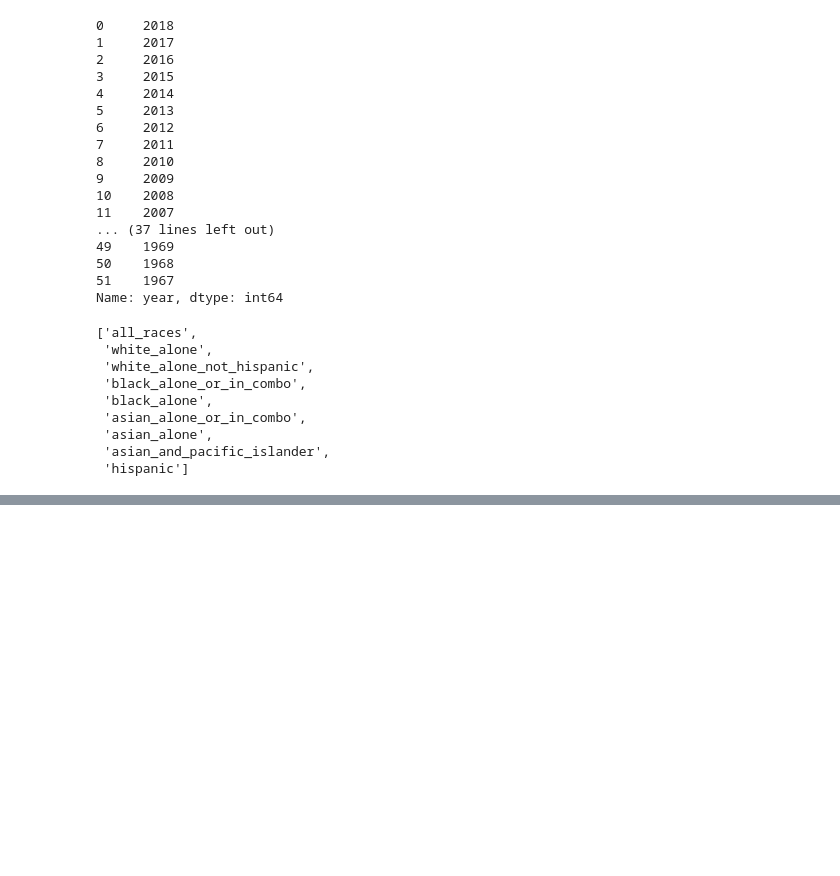
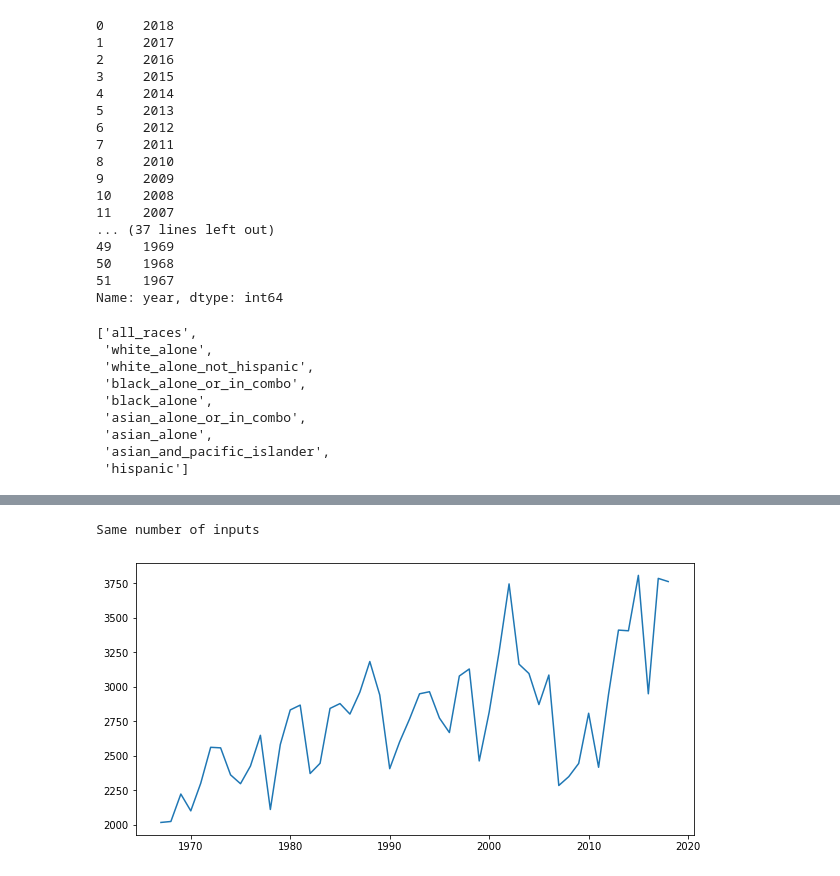
Before and after one commit to SpecCRA/futurist_black_agenda, a Jupyter notebook: eda.ipynb, the cells around one changed output, grey strips where cells are left out. Saved outputs shown, nothing was run; the diff lists cells and outputs as text; code cells hidden in the pictures; blank space fills up the shorter version.

```diff
--- a/eda.ipynb
+++ b/eda.ipynb
@@ -161,0 +224,26 @@ plt.show()
+# %%
+# diff of whites vs all races
+white_income_diffs = list()
+
+white_income_df = income_df[income_df.race == 'white_alone']
+try:
+    len(all_income_df) == len(white_income_df)
+    print("Same number of inputs")
+    for i in range(len(all_income_df)):
+        diff = white_income_df.median_income.iloc[i] - all_income_df.median_income.iloc[i]
+        white_income_diffs.append(diff)
+except:
+    print("Check dataframe sizes")
+# %% [output]
+Same number of inputs
+# %%
+# Graph of diff between all races and white incomes over time
+
+x_years = all_income_df.year
+
+plt.figure(figsize=(10,5))
+
+plt.plot(x_years, white_income_diffs)
+plt.show()
+# %% [output]
+[figure, added]
```
Also changed, not shown: parts of 19 cells of this notebook, 2 other files.
